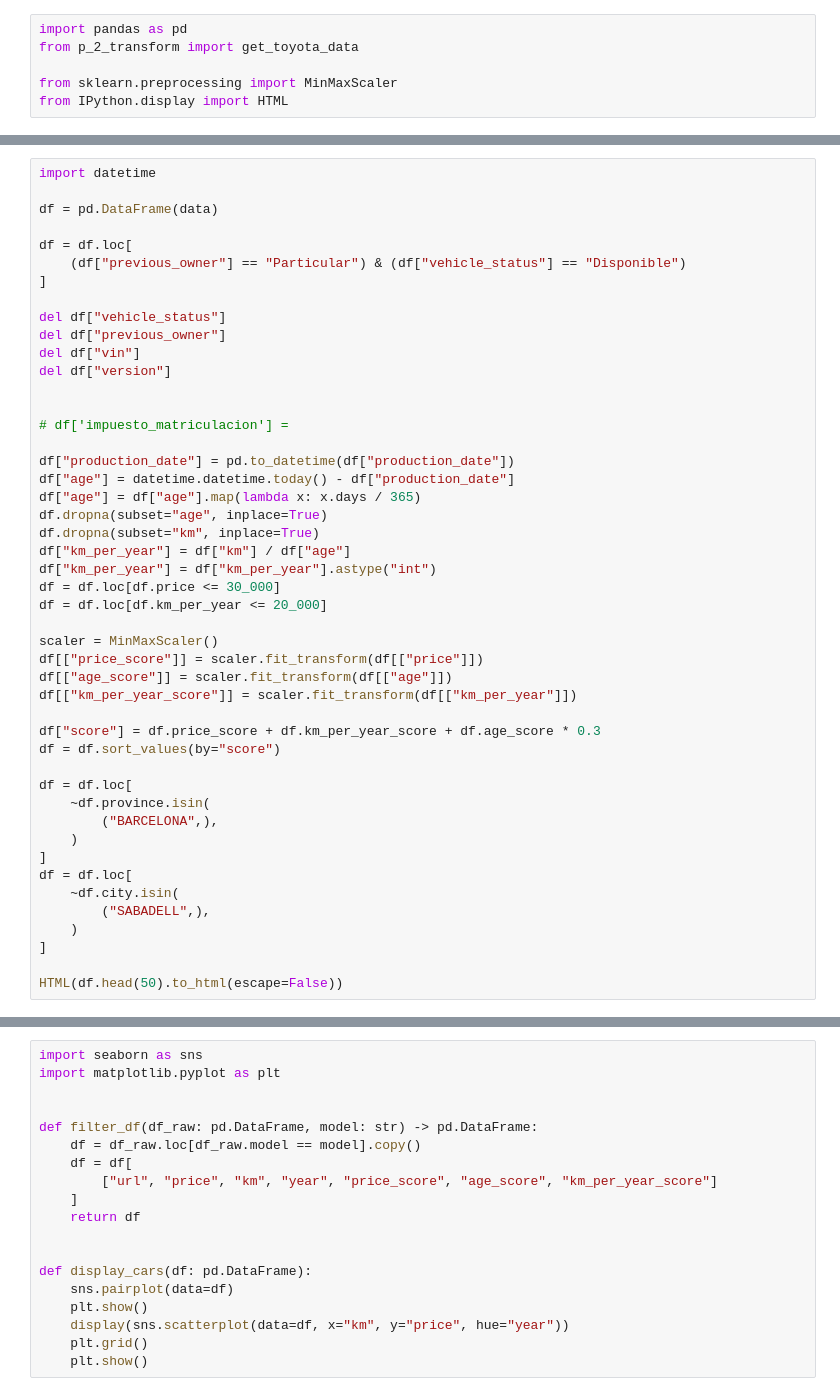
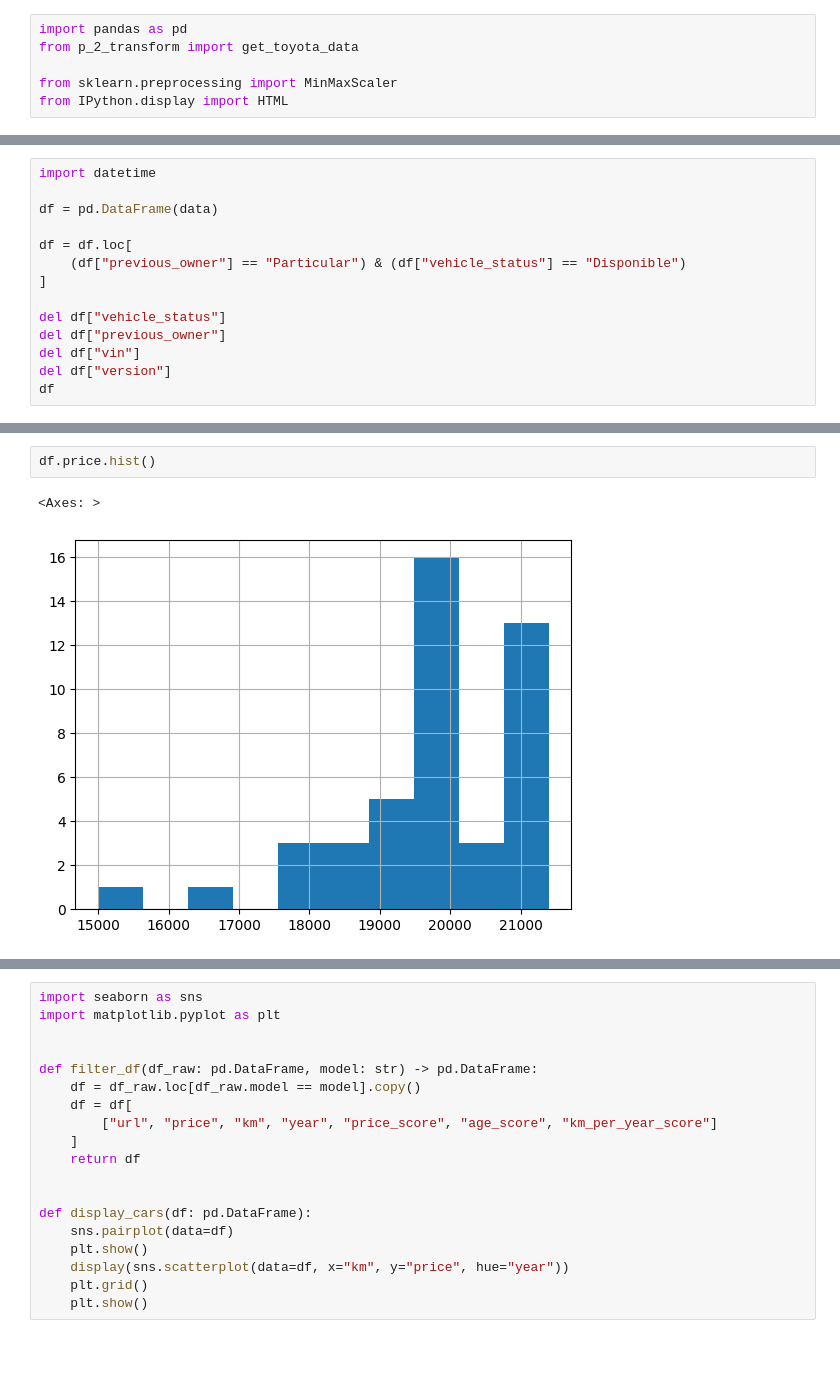
Before and after one commit to agpetrovici/MA_UG2025FALL_CS181MAD, a Jupyter notebook: docs/12-webscraping-II/p_3_visualization.ipynb, the cells around one changed output, grey strips where cells are left out. Saved outputs shown, nothing was run; the diff lists cells and outputs as text; blank space fills up the shorter version.

```diff
--- a/docs/12-webscraping-II/p_3_visualization.ipynb
+++ b/docs/12-webscraping-II/p_3_visualization.ipynb
@@ -29,37 +22,4 @@ del df["vehicle_status"]
 del df["previous_owner"]
 del df["vin"]
 del df["version"]
-
-
-# df['impuesto_matriculacion'] =
-
-df["production_date"] = pd.to_datetime(df["production_date"])
-df["age"] = datetime.datetime.today() - df["production_date"]
-df["age"] = df["age"].map(lambda x: x.days / 365)
-df.dropna(subset="age", inplace=True)
-df.dropna(subset="km", inplace=True)
-df["km_per_year"] = df["km"] / df["age"]
-df["km_per_year"] = df["km_per_year"].astype("int")
-df = df.loc[df.price <= 30_000]
-df = df.loc[df.km_per_year <= 20_000]
-
-scaler = MinMaxScaler()
-df[["price_score"]] = scaler.fit_transform(df[["price"]])
-df[["age_score"]] = scaler.fit_transform(df[["age"]])
-df[["km_per_year_score"]] = scaler.fit_transform(df[["km_per_year"]])
-
-df["score"] = df.price_score + df.km_per_year_score + df.age_score * 0.3
-df = df.sort_values(by="score")
-
-df = df.loc[
-    ~df.province.isin(
-        ("BARCELONA",),
-    )
-]
-df = df.loc[
-    ~df.city.isin(
-        ("SABADELL",),
-    )
-]
-
-HTML(df.head(50).to_html(escape=False))
+df
@@ -65,0 +94,5 @@ HTML(df.head(50).to_html(escape=False))
+# %%
+df.price.hist()
+# %% [output]
+<Axes: >
+[figure, added]
```
Also changed, not shown: parts of 10 cells of this notebook, 3 other files.
